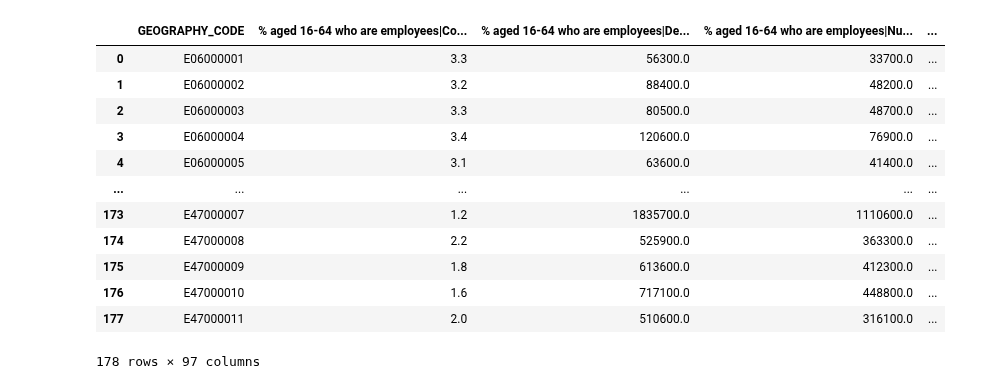
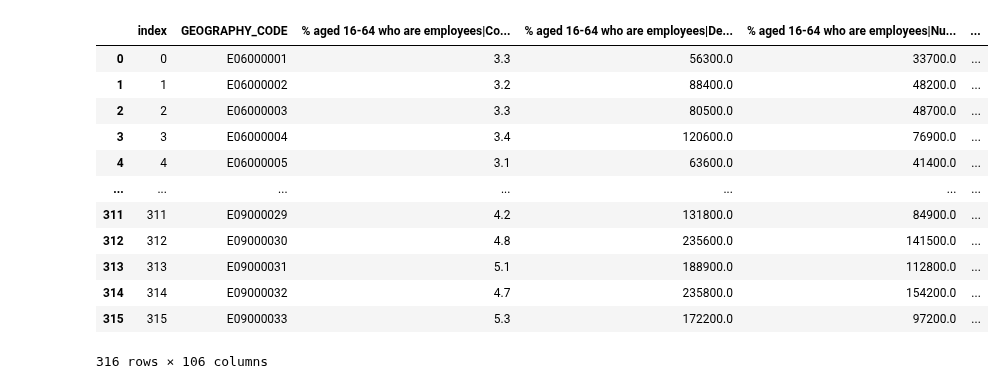
Before and after one commit to craig-shenton/nomis-workforce-clustering, a Jupyter notebook: nomis_data.ipynb, the cells around one changed output. Cells and saved outputs as stored; diff of their text form; code cells hidden in the pictures.

```diff
--- a/nomis_data.ipynb
+++ b/nomis_data.ipynb
@@ -58,22 +33,27 @@ df_survey = pd.read_csv(url)
+# %%
+# NOMIS - annual population survey
+url = 'https://www.nomisweb.co.uk/api/v01/dataset/NM_17_5.data.csv?geography=1820327937...1820328307&date=latestMINUS4&variable=248,249,111,1487,1488,1537,290,720...722,335,344,18,45,558,564,197,202,434...437,1558,72,74,84&measures=20599,21001,21002,21003&signature=NPK-be81606366125733ff591b:0x6f9c2f37c9dfe740d3b6bb526a225b04981a766e'
+
+df_survey = pd.read_csv(url)
 # %%
 df_survey = df_survey[['DATE','GEOGRAPHY_NAME','GEOGRAPHY_CODE','GEOGRAPHY_TYPE','MEASURES_NAME','VARIABLE_NAME','OBS_VALUE']]
 df_survey = df_survey[df_survey['GEOGRAPHY_CODE'].str.contains("E")]
 df_survey_pivot = df_survey.pivot_table(index=['GEOGRAPHY_CODE'],
                     columns=['VARIABLE_NAME','MEASURES_NAME'],
                     values='OBS_VALUE').reset_index()
 df_survey_pivot.columns = df_survey_pivot.columns.map('|'.join).str.strip('|')
-df_survey_pivot
+df_survey_pivot.reset_index()
 # %% [output]
-|  | GEOGRAPHY_CODE | % aged 16-64 who are employees|Co... | % aged 16-64 who are employees|De... | % aged 16-64 who are employees|Nu... | ... |
-| 0 | E06000001 | 3.3 | 56300.0 | 33700.0 | ... |
-| 1 | E06000002 | 3.2 | 88400.0 | 48200.0 | ... |
-| 2 | E06000003 | 3.3 | 80500.0 | 48700.0 | ... |
-| 3 | E06000004 | 3.4 | 120600.0 | 76900.0 | ... |
-| 4 | E06000005 | 3.1 | 63600.0 | 41400.0 | ... |
-| ... | ... | ... | ... | ... | ... |
-| 173 | E47000007 | 1.2 | 1835700.0 | 1110600.0 | ... |
-| 174 | E47000008 | 2.2 | 525900.0 | 363300.0 | ... |
-| 175 | E47000009 | 1.8 | 613600.0 | 412300.0 | ... |
-| 176 | E47000010 | 1.6 | 717100.0 | 448800.0 | ... |
-| 177 | E47000011 | 2.0 | 510600.0 | 316100.0 | ... |
+|  | index | GEOGRAPHY_CODE | % aged 16-64 who are employees|Co... | % aged 16-64 who are employees|De... | % aged 16-64 who are employees|Nu... | ... |
+| 0 | 0 | E06000001 | 3.3 | 56300.0 | 33700.0 | ... |
+| 1 | 1 | E06000002 | 3.2 | 88400.0 | 48200.0 | ... |
+| 2 | 2 | E06000003 | 3.3 | 80500.0 | 48700.0 | ... |
+| 3 | 3 | E06000004 | 3.4 | 120600.0 | 76900.0 | ... |
+| 4 | 4 | E06000005 | 3.1 | 63600.0 | 41400.0 | ... |
+| ... | ... | ... | ... | ... | ... | ... |
+| 311 | 311 | E09000029 | 4.2 | 131800.0 | 84900.0 | ... |
+| 312 | 312 | E09000030 | 4.8 | 235600.0 | 141500.0 | ... |
+| 313 | 313 | E09000031 | 5.1 | 188900.0 | 112800.0 | ... |
+| 314 | 314 | E09000032 | 4.7 | 235800.0 | 154200.0 | ... |
+| 315 | 315 | E09000033 | 5.3 | 172200.0 | 97200.0 | ... |
-178 rows × 97 columns
+316 rows × 106 columns
```
Also changed, not shown: parts of 12 cells of this notebook, 2 other files.
